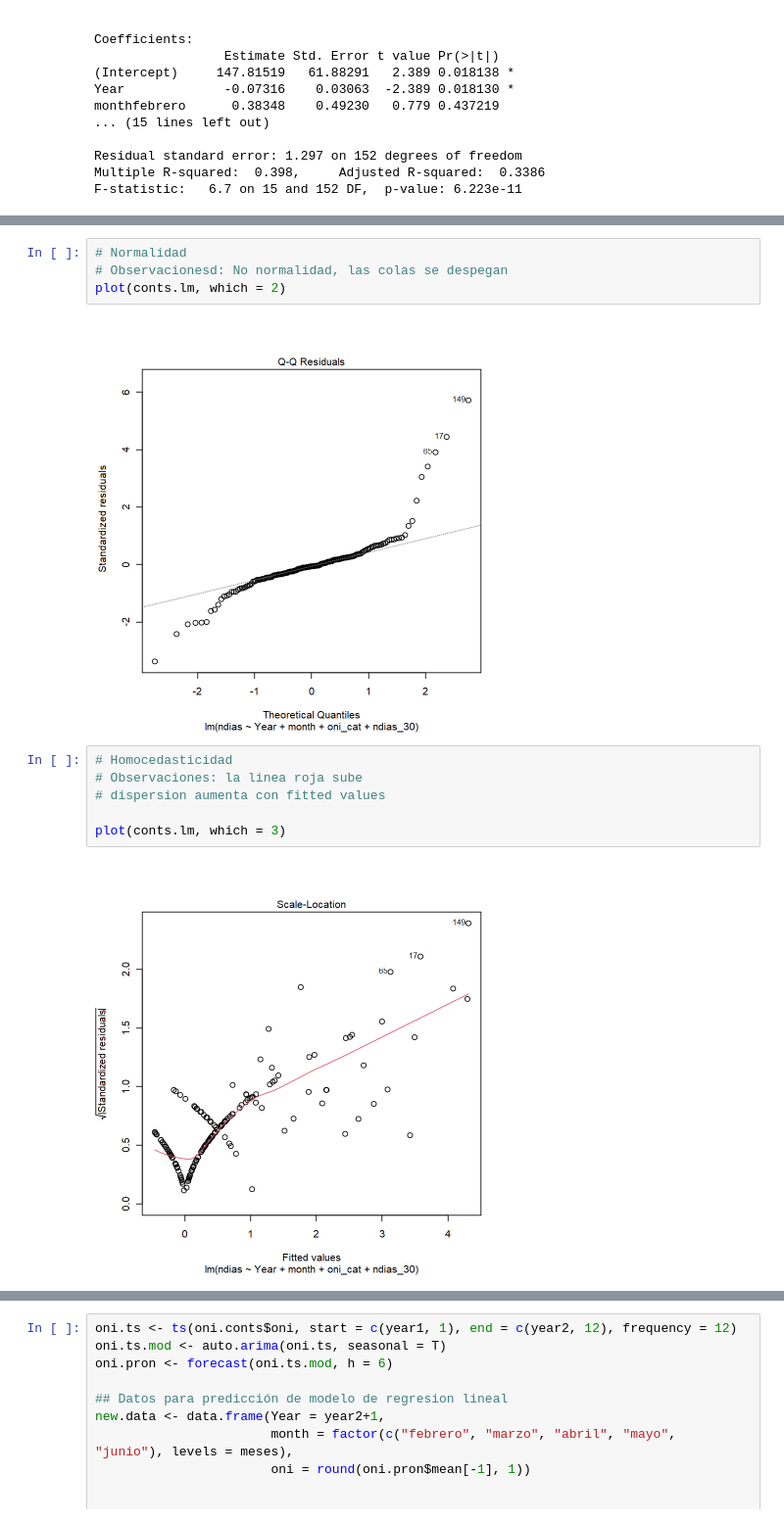
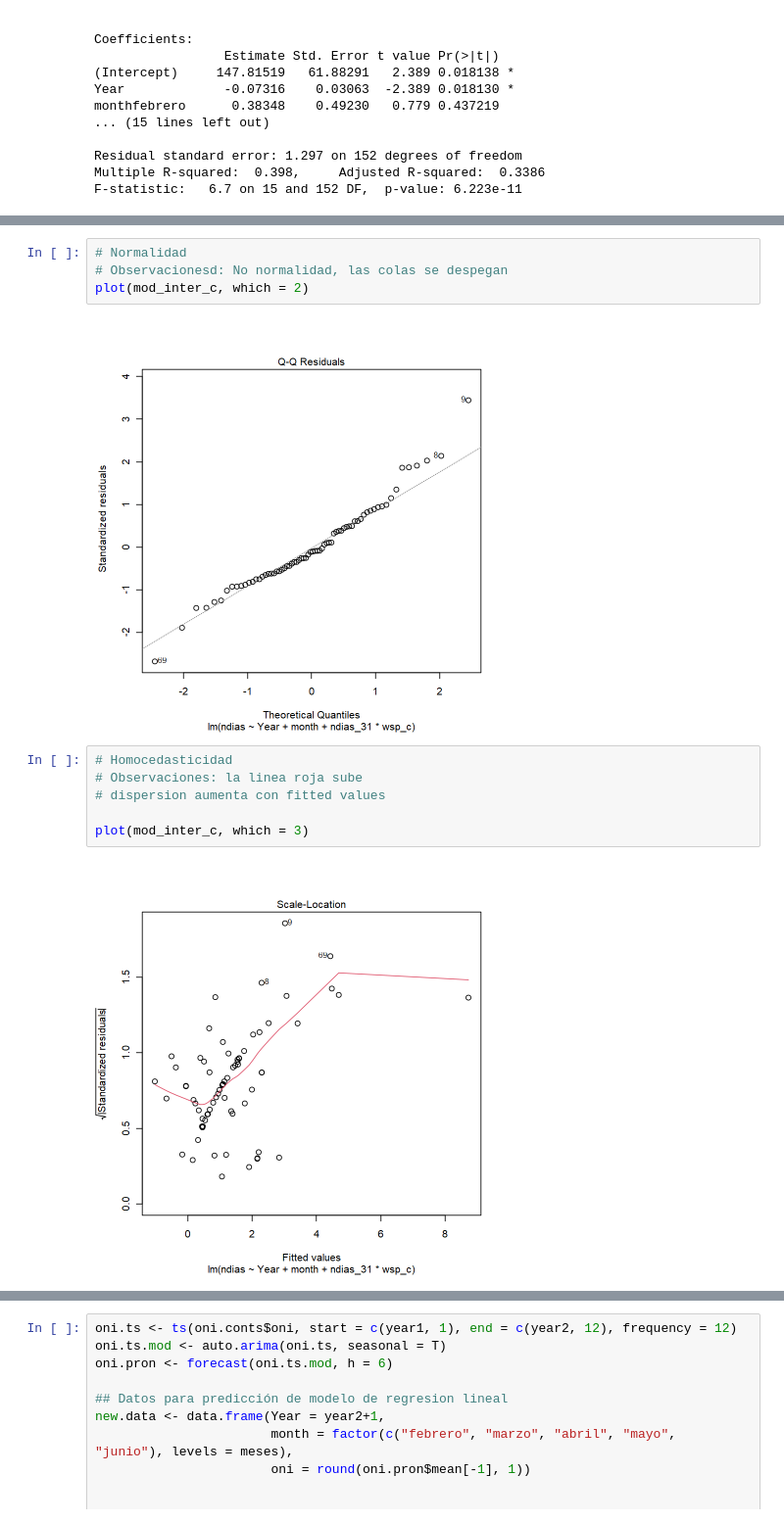
Before and after one commit to erdavg/pronostico_O3, a Jupyter notebook: Regresión lineal.ipynb, the cells around one changed output, grey strips where cells are left out. Shown at 98% size. Cells and saved outputs as stored; diff of their text form.

```diff
--- a/Regresión lineal.ipynb
+++ b/Regresión lineal.ipynb
@@ -603,17 +603,17 @@ plot(conts.lm, which = 1)
 # %%
 # Normalidad
 # Observacionesd: No normalidad, las colas se despegan
-plot(conts.lm, which = 2)
+plot(mod_inter_c, which = 2)
 # %% [output]
-[figure, old version]
+[figure, new version]
 # %%
 # Homocedasticidad
 # Observaciones: la linea roja sube
 # dispersion aumenta con fitted values
 
-plot(conts.lm, which = 3)
+plot(mod_inter_c, which = 3)
 # %% [output]
-[figure, old version]
+[figure, new version]
 # %%
 # Test
 
```
Also changed, not shown: parts of 4 cells of this notebook.
